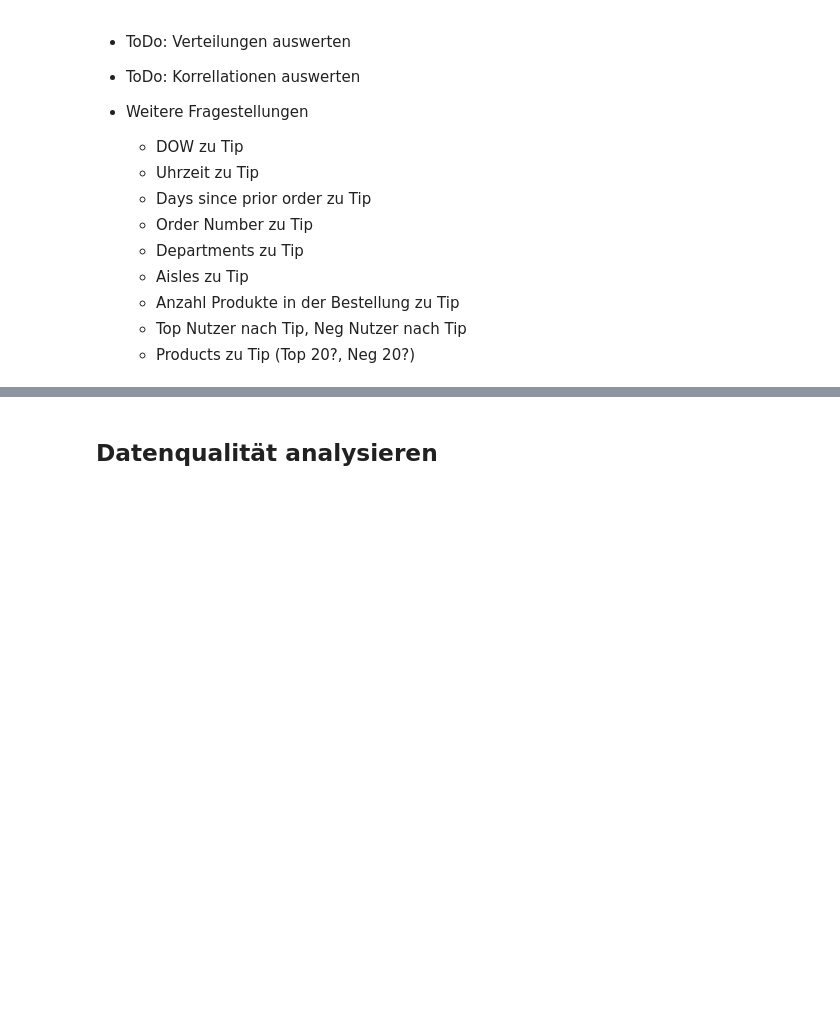
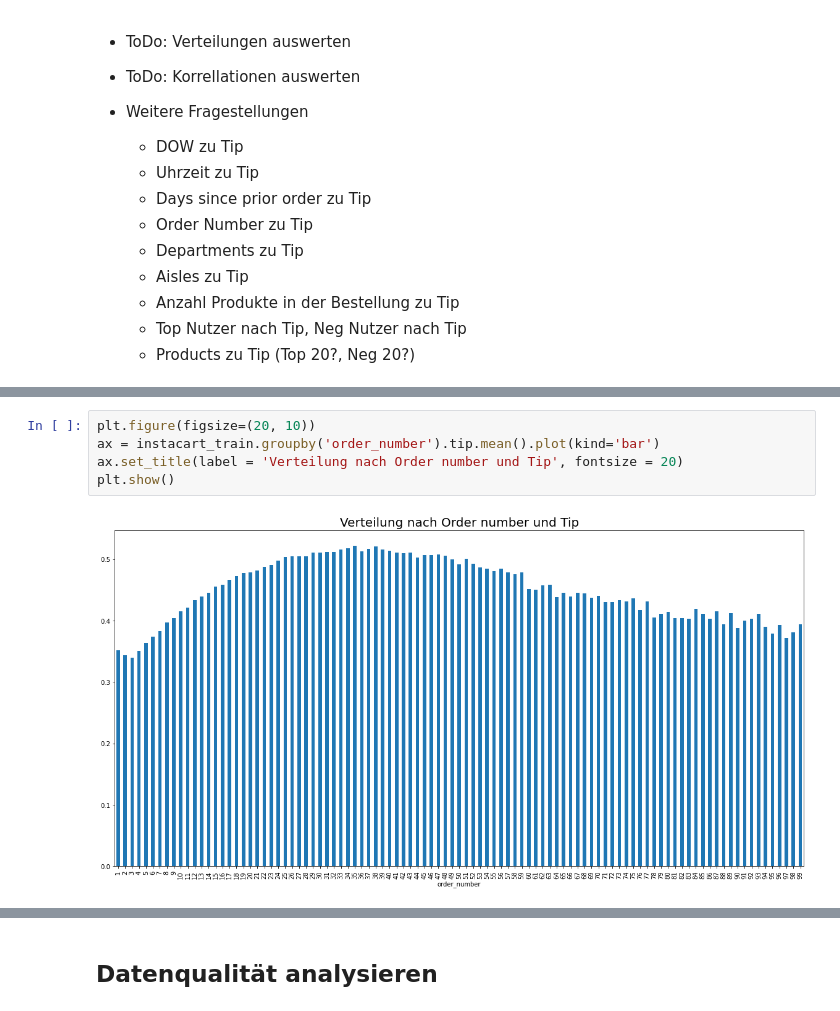
Before and after one commit to JonasHauth/Instacart-Tip-Prediction---Gruppe-6, a Jupyter notebook: Tip_Prediction_Instacart.ipynb, the cells around one changed output, grey strips where cells are left out. Cells and saved outputs as stored; diff of their text form; blank space fills up the shorter version.

```diff
--- a/Tip_Prediction_Instacart.ipynb
+++ b/Tip_Prediction_Instacart.ipynb
@@ -189,0 +223,7 @@ max         2.300000e+01                    30.0
+# %%
+plt.figure(figsize=(20, 10))
+ax = instacart_train.groupby('order_number').tip.mean().plot(kind='bar')
+ax.set_title(label = 'Verteilung nach Order number und Tip', fontsize = 20)
+plt.show()
+# %% [output]
+[figure, added]
```
Also changed, not shown: parts of 27 cells of this notebook.
